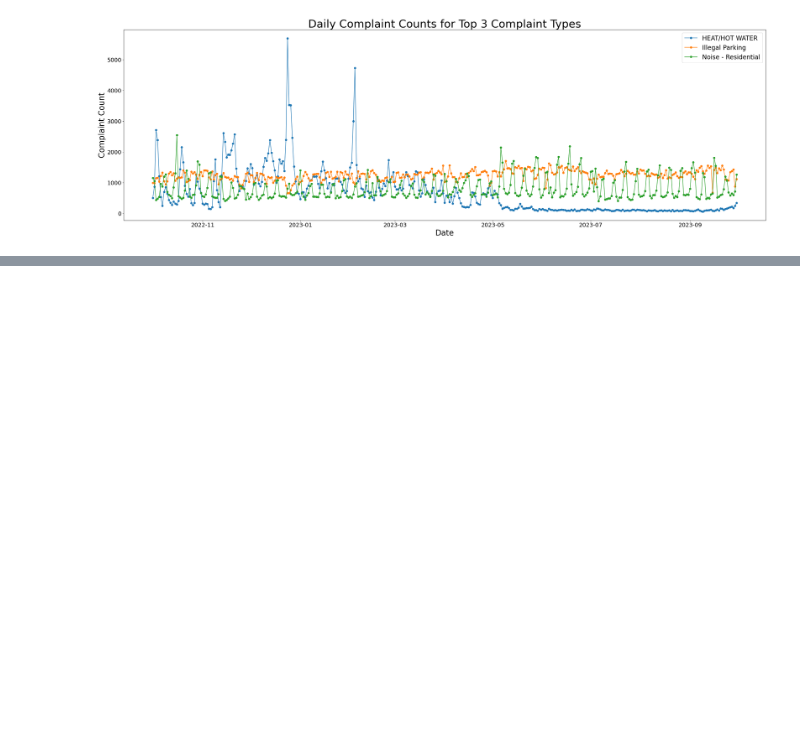
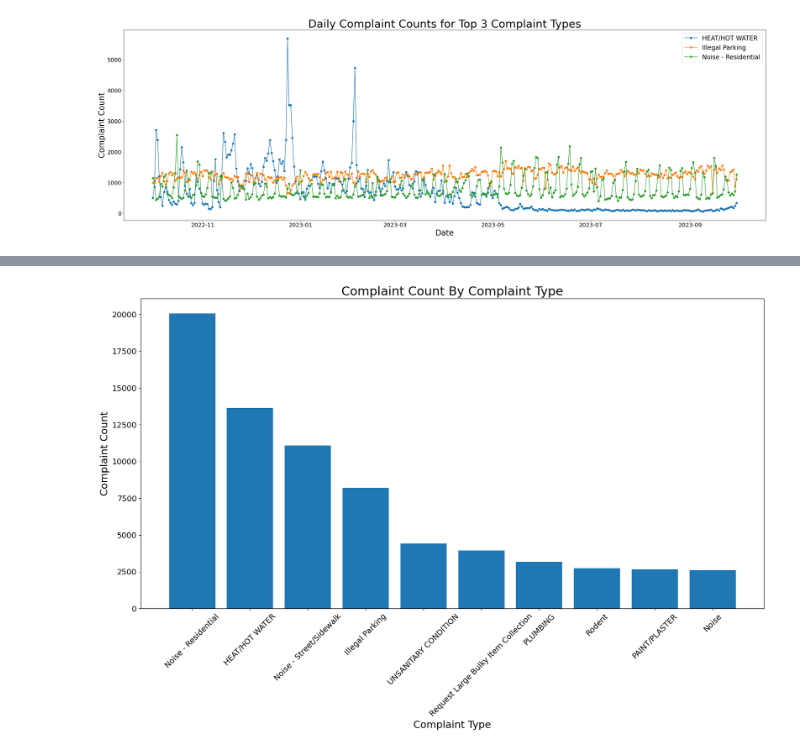
Before and after one commit to Yawenislearning/project-group28, a Jupyter notebook: project_code.ipynb, the cells around one changed output, grey strips where cells are left out. Saved outputs shown, nothing was run; the diff lists cells and outputs as text; code cells hidden in the pictures; blank space fills up the shorter version.

Commit message:
Add visual2

```diff
--- a/project_code.ipynb
+++ b/project_code.ipynb
@@ -909,0 +915,46 @@ plot_line_chart_for_daily_complaint(daily_data)
+# %%
+def top_complaint_type_and_counts() -> pd.DataFrame:
+    """
+    Returns:
+        pd.DataFrame: A DataFrame containing the top ten complaint types and their respective
+                      counts for the specified zipcode and date range.
+    """
+    query = '''
+    SELECT complaint_type, COUNT(*) AS complaint_count
+    FROM nyc_311
+    WHERE zipcode = '10027'
+    AND date >= '2018-10-01'
+    AND date <= '2023-12-30'
+    GROUP BY complaint_type
+    ORDER BY complaint_count DESC
+    LIMIT 10;
+    '''
+    engine = create_engine(DB_URL)
+    df = pd.read_sql_query(query, con=engine)
+    return df
+# %%
+def plot_histogram_for_complaint_type(dataframe) -> None:
+    """
+    Arguments:
+        dataframe (pd.DataFrame): A DataFrame containing the top ten complaint types and their respective
+                                  counts for the specified zipcode and date range.
+
+    Returns:
+        None: displays a histogram plot.
+    """
+    figure, axes = plt.subplots(figsize=(20, 10))
+
+    values = dataframe['complaint_type']
+    x = dataframe['complaint_count']
+    axes.tick_params(axis='x', labelsize=14)
+    axes.tick_params(axis='y', labelsize=14)
+    axes.bar(values, x)  #bar plot
+    axes.set_title("Complaint Count By Complaint Type",fontsize = 22)  # set title
+    plt.xticks(rotation=45)
+    plt.xlabel('Complaint Type',fontsize = 18)
+    plt.ylabel('Complaint Count',fontsize = 18)
+    plt.show()
+# %%
+plot_histogram_for_complaint_type(top_complaint_type_and_counts())
+# %% [output]
+[figure, added]
```
Also changed, not shown: parts of 1 cell of this notebook.
